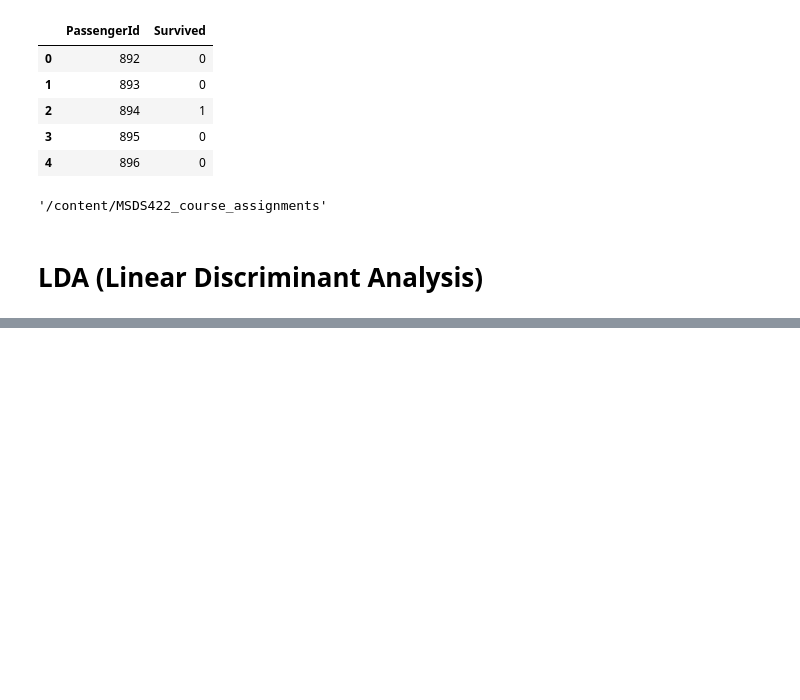
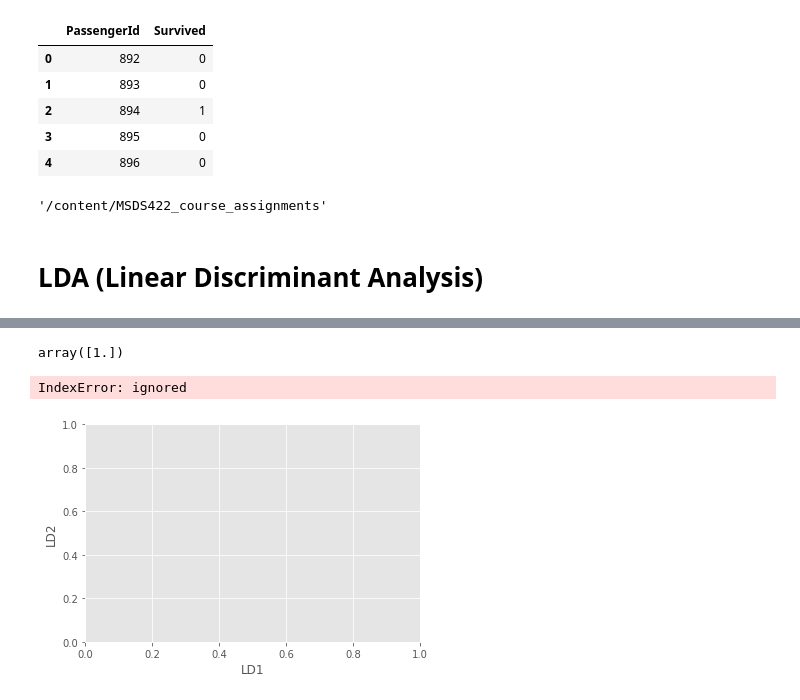
Before and after one commit to cgoeser1/MSDS422_course_assignments, a Jupyter notebook: Titanic(2021OCT17).ipynb, the cells around one changed output, grey strips where cells are left out. Saved outputs shown, nothing was run; the diff lists cells and outputs as text; code cells hidden in the pictures; blank space fills up the shorter version.

```diff
--- a/Titanic(2021OCT17).ipynb
+++ b/Titanic(2021OCT17).ipynb
@@ -467,5 +386,3 @@ array([[22.,  1.,  0., ...,  0.,  0.,  1.],
-# %%
-y_train = train["Survived"]
 # %% [markdown]
 # **SVC (Support Vector Classification)**
 # %%
@@ -512,0 +447,2 @@ svc_results.to_csv(filename, index=False)
+# %%
+X_train =   pd.DataFrame(X_train, columns=(train.columns))
@@ -512,0 +463,4 @@ svc_results.to_csv(filename, index=False)
+# %%
+y_train = y_train.astype('category')
+df_lda = X_train.join(pd.Series(y_train, name='Survived'))
+df_lda.head()
@@ -513,4 +490,23 @@ svc_results.to_csv(filename, index=False)
 # %%
 from sklearn.discriminant_analysis import LinearDiscriminantAnalysis
 lda = LinearDiscriminantAnalysis()
-X_lda = lda.fit_transform(X, y)
+X_lda = lda.fit_transform(X_train, y_train)
+# %%
+lda.explained_variance_ratio_
+# %% [output]
+array([1.])
+# %%
+plt.xlabel('LD1')
+plt.ylabel('LD2')
+
+plt.scatter(
+    X_lda[:,0],
+    X_lda[:,1],
+    c=y,
+    cmap='rainbow',
+    alpha=0.7,
+    edgecolors='b'
+)
+# %% [output]
+IndexError: ignored
+[figure, added]
```
Also changed, not shown: parts of 23 cells of this notebook.
